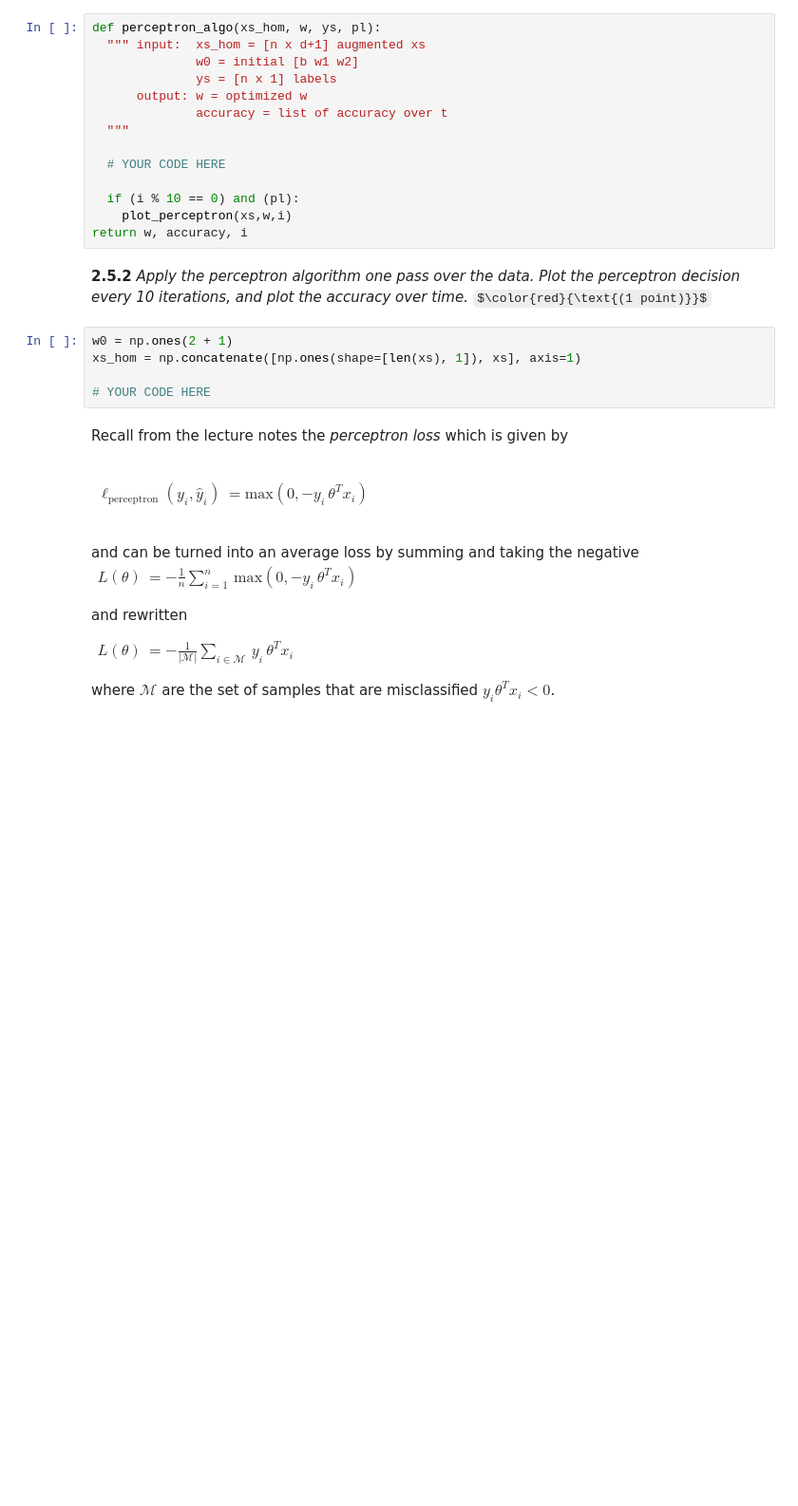
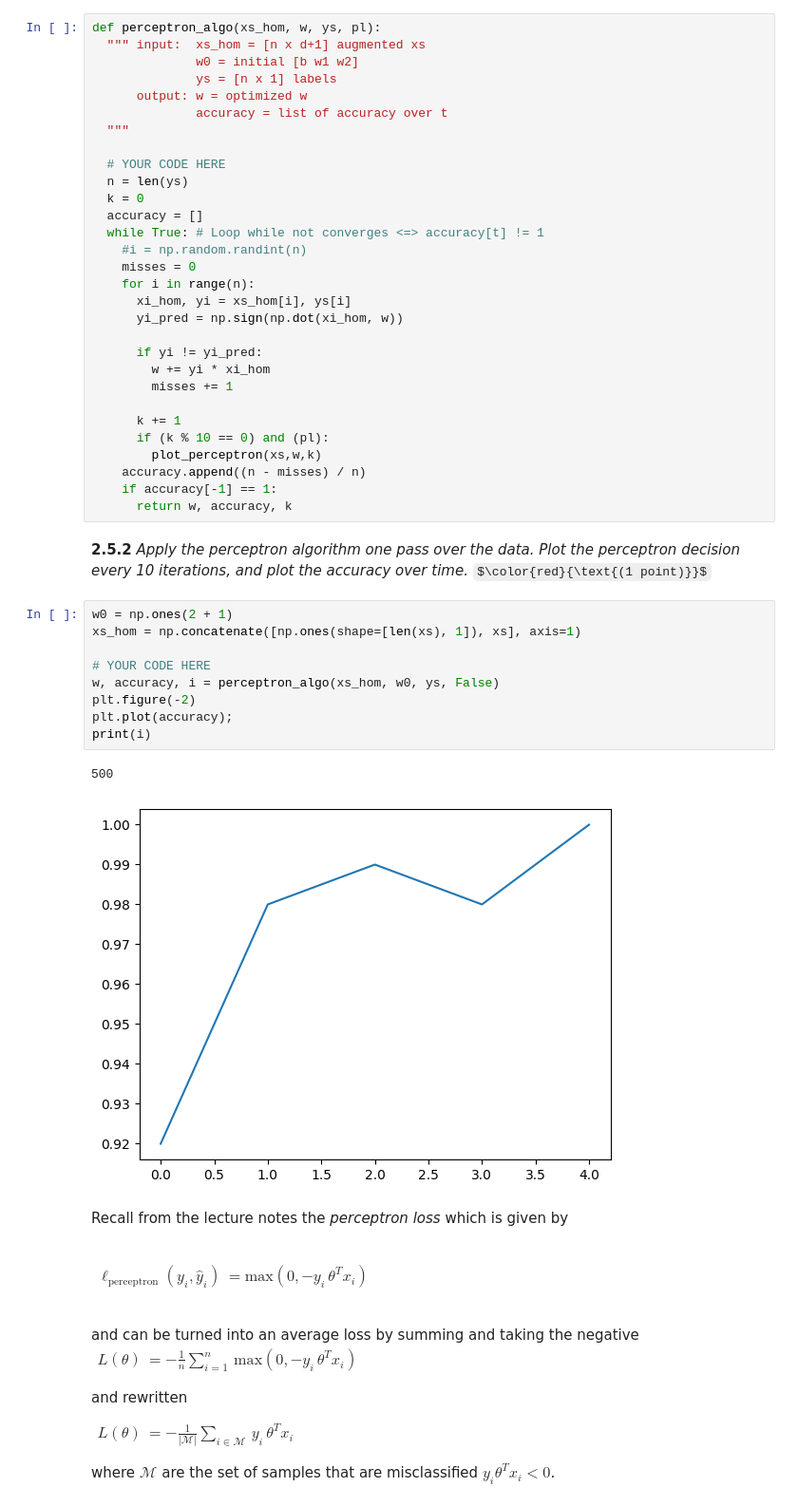
Before and after one commit to eriklidb/Foundations-of-Machine-Learning, a Jupyter notebook: Ex2/Ex2_LIDBJÖRK_ERIK.ipynb, the cells around one changed output. Shown at 95% size. Drawn from its saved outputs; the diff is of its cells as text; some formulas as TeX source; blank space fills up the shorter version.

```diff
--- a/Ex2/Ex2_LIDBJÖRK_ERIK.ipynb
+++ b/Ex2/Ex2_LIDBJÖRK_ERIK.ipynb
@@ -625,17 +680,40 @@ def perceptron_algo(xs_hom, w, ys, pl):
   """
 
   # YOUR CODE HERE
+  n = len(ys)
+  k = 0
+  accuracy = []
+  while True: # Loop while not converges <=> accuracy[t] != 1
+    #i = np.random.randint(n)
+    misses = 0
+    for i in range(n):
+      xi_hom, yi = xs_hom[i], ys[i]
+      yi_pred = np.sign(np.dot(xi_hom, w))
 
-  if (i % 10 == 0) and (pl):
-    plot_perceptron(xs,w,i)
-return w, accuracy, i
+      if yi != yi_pred:
+        w += yi * xi_hom
+        misses += 1
+
+      k += 1
+      if (k % 10 == 0) and (pl):
+        plot_perceptron(xs,w,k)
+    accuracy.append((n - misses) / n)
+    if accuracy[-1] == 1:
+      return w, accuracy, k
 # %% [markdown]
 **2.5.2** *Apply the perceptron algorithm one pass over the data. Plot the perceptron decision every 10 iterations, and plot the accuracy over time.* $\color{red}{\text{(1 point)}}$
 # %%
 w0 = np.ones(2 + 1)
 xs_hom = np.concatenate([np.ones(shape=[len(xs), 1]), xs], axis=1)
 
 # YOUR CODE HERE
+w, accuracy, i = perceptron_algo(xs_hom, w0, ys, False)
+plt.figure(-2)
+plt.plot(accuracy);
+print(i)
+# %% [output]
+500
+[figure, added]
 # %% [markdown]
 Recall from the lecture notes the *perceptron loss* which is given by
 
```
Also changed, not shown: parts of 43 cells of this notebook.
